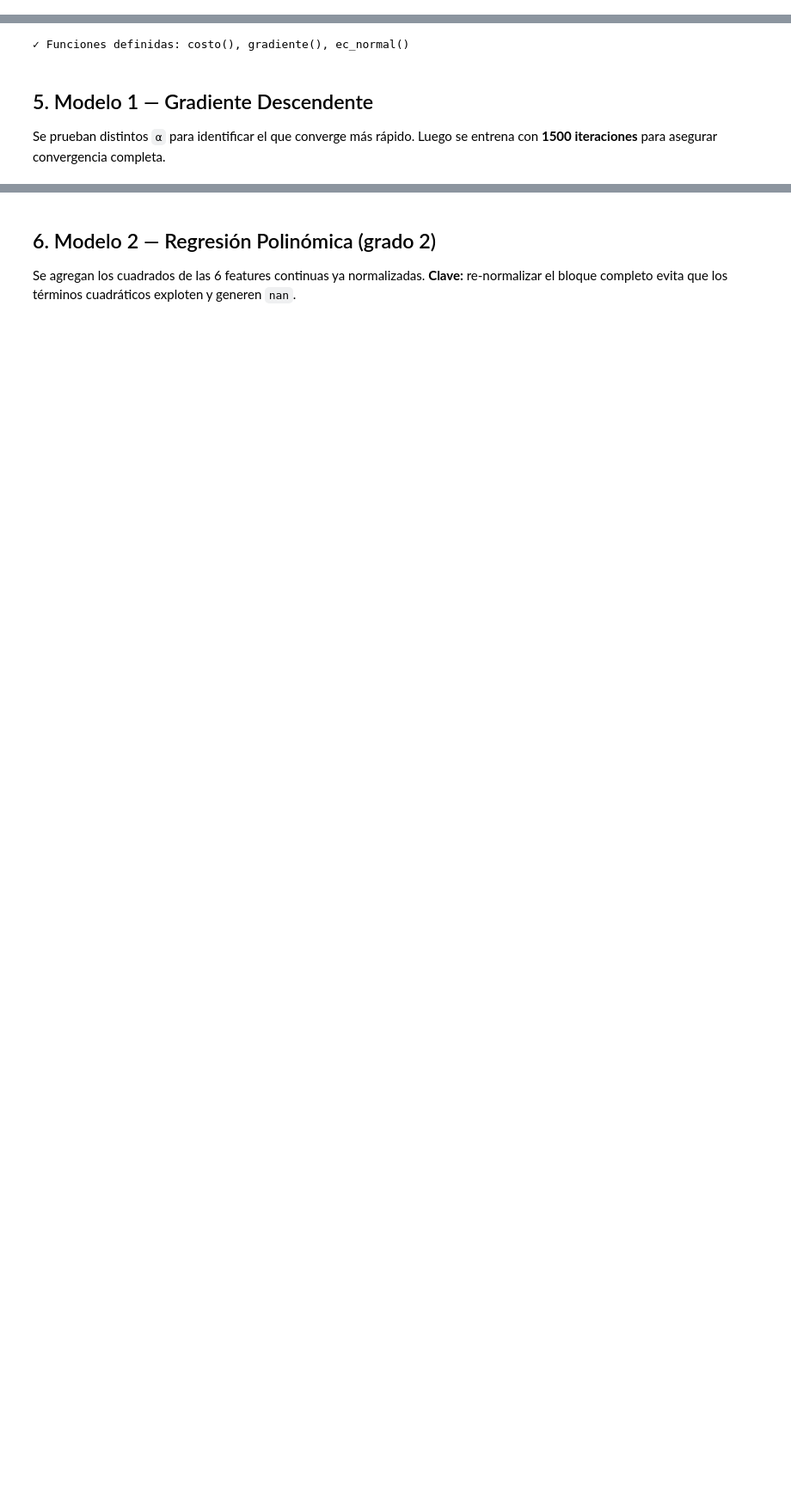
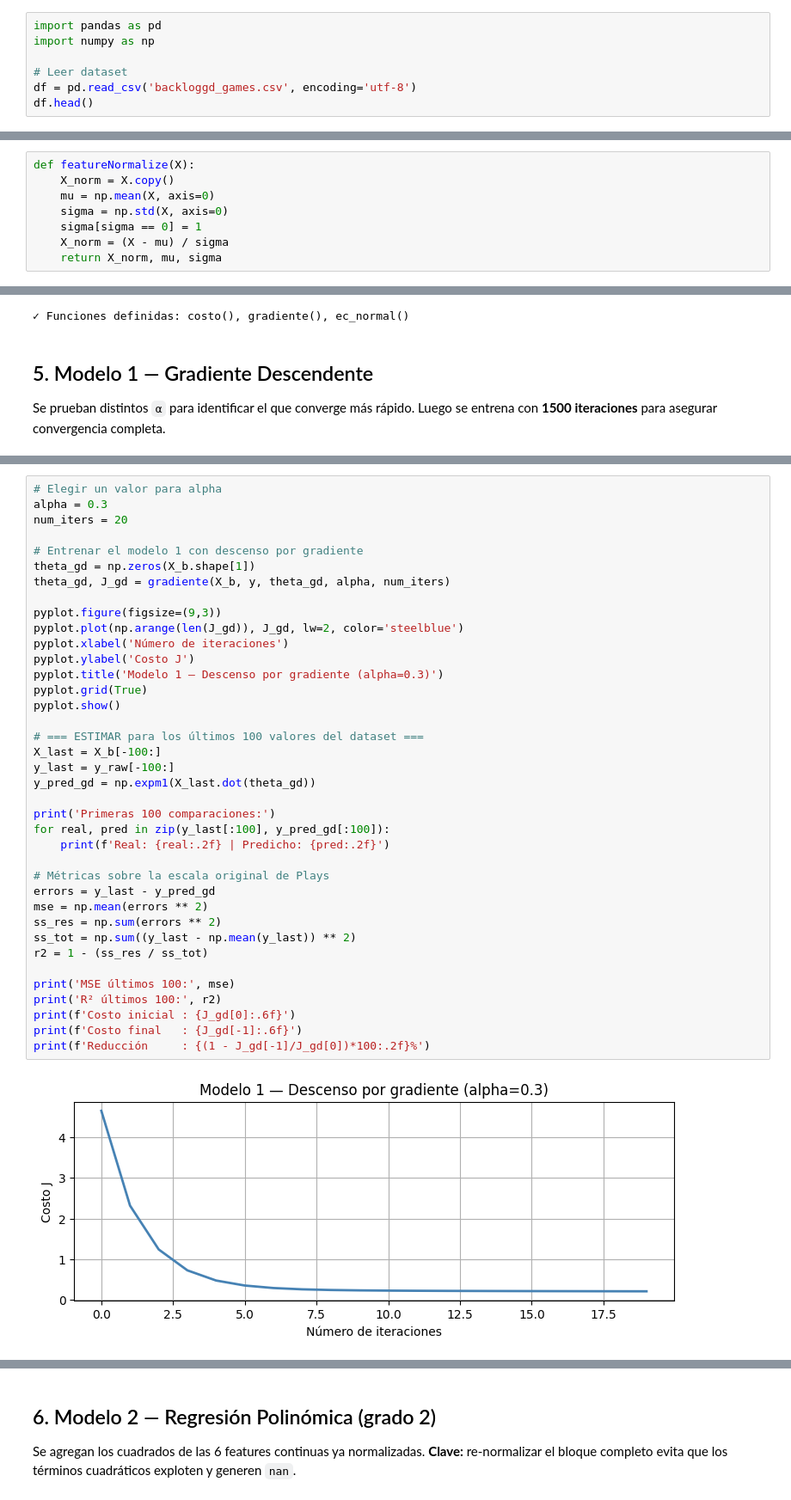
Before and after one commit to MiguelAngel7521/Sis420_01_2026, a Jupyter notebook: Laboratorios/Lab2/3regresiones_Laboratorio2.ipynb, the cells around one changed output, grey strips where cells are left out. Shown at 86% size. Drawn from its saved outputs; the diff is of its cells as text; blank space fills up the shorter version.

```diff
--- a/Laboratorios/Lab2/3regresiones_Laboratorio2.ipynb
+++ b/Laboratorios/Lab2/3regresiones_Laboratorio2.ipynb
@@ -83,0 +28,7 @@ print(f'  log(Plays) →  min:{y.min():.2f}  media:{y.mean():.2f}  max:{y.max():
+# %%
+import pandas as pd
+import numpy as np
+
+# Leer dataset
+df = pd.read_csv('backloggd_games.csv', encoding='utf-8')
+df.head()
@@ -87,4 +119,12 @@ print(f'  log(Plays) →  min:{y.min():.2f}  media:{y.mean():.2f}  max:{y.max():
 $$x_j := \\frac{x_j - \\mu_j}{\\sigma_j}$$
 
 **Crítico para el modelo polinómico:** normalizar *después* de agregar términos cuadráticos evita que los valores exploten y produzcan `nan`.
+# %%
+def featureNormalize(X):
+    X_norm = X.copy()
+    mu = np.mean(X, axis=0)
+    sigma = np.std(X, axis=0)
+    sigma[sigma == 0] = 1
+    X_norm = (X - mu) / sigma
+    return X_norm, mu, sigma
 # %%
@@ -172,0 +207,40 @@ print(f'  Reducción     : {(1 - J_gd[-1]/J_gd[0])*100:.2f}%')
+# %%
+# Elegir un valor para alpha
+alpha = 0.3
+num_iters = 20
+
+# Entrenar el modelo 1 con descenso por gradiente
+theta_gd = np.zeros(X_b.shape[1])
+theta_gd, J_gd = gradiente(X_b, y, theta_gd, alpha, num_iters)
+
+pyplot.figure(figsize=(9,3))
+pyplot.plot(np.arange(len(J_gd)), J_gd, lw=2, color='steelblue')
+pyplot.xlabel('Número de iteraciones')
+pyplot.ylabel('Costo J')
+pyplot.title('Modelo 1 — Descenso por gradiente (alpha=0.3)')
+pyplot.grid(True)
+pyplot.show()
+
+# === ESTIMAR para los últimos 100 valores del dataset ===
+X_last = X_b[-100:]
+y_last = y_raw[-100:]
+y_pred_gd = np.expm1(X_last.dot(theta_gd))
+
+print('Primeras 100 comparaciones:')
+for real, pred in zip(y_last[:100], y_pred_gd[:100]):
+    print(f'Real: {real:.2f} | Predicho: {pred:.2f}')
+
+# Métricas sobre la escala original de Plays
+errors = y_last - y_pred_gd
+mse = np.mean(errors ** 2)
+ss_res = np.sum(errors ** 2)
+ss_tot = np.sum((y_last - np.mean(y_last)) ** 2)
+r2 = 1 - (ss_res / ss_tot)
+
+print('MSE últimos 100:', mse)
+print('R² últimos 100:', r2)
+print(f'Costo inicial : {J_gd[0]:.6f}')
+print(f'Costo final   : {J_gd[-1]:.6f}')
+print(f'Reducción     : {(1 - J_gd[-1]/J_gd[0])*100:.2f}%')
+# %% [output]
+[figure, added]
```
Also changed, not shown: parts of 19 cells of this notebook, 14 other files.
